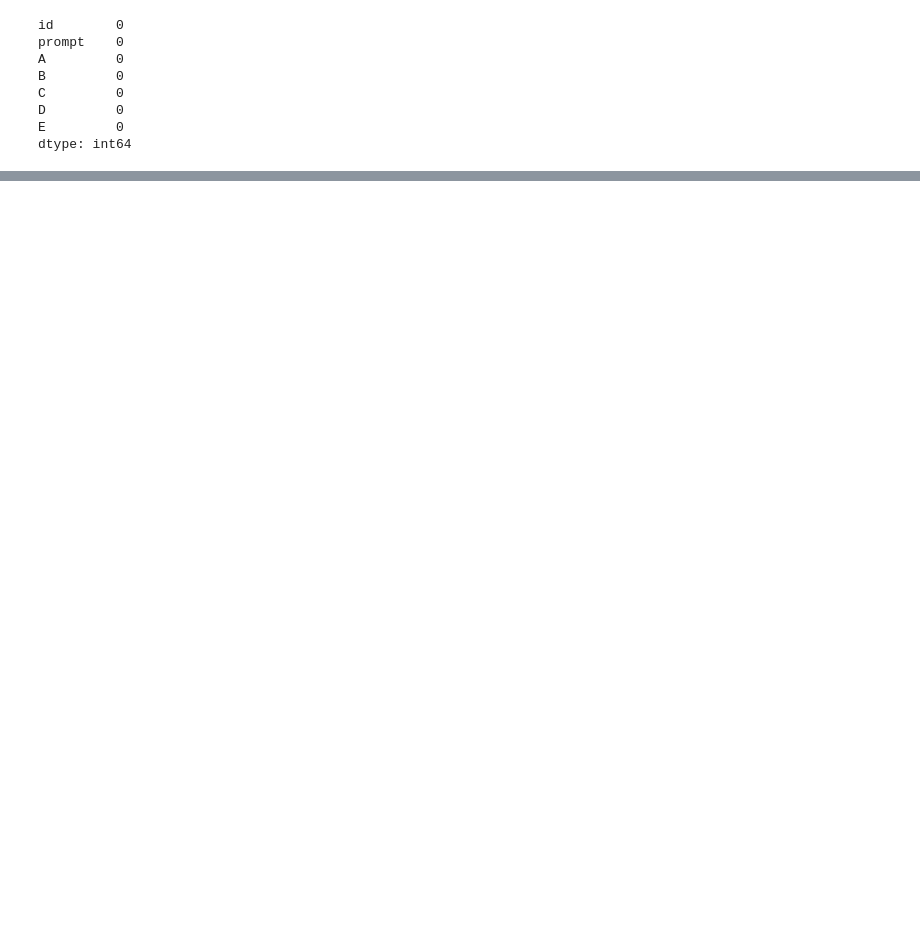
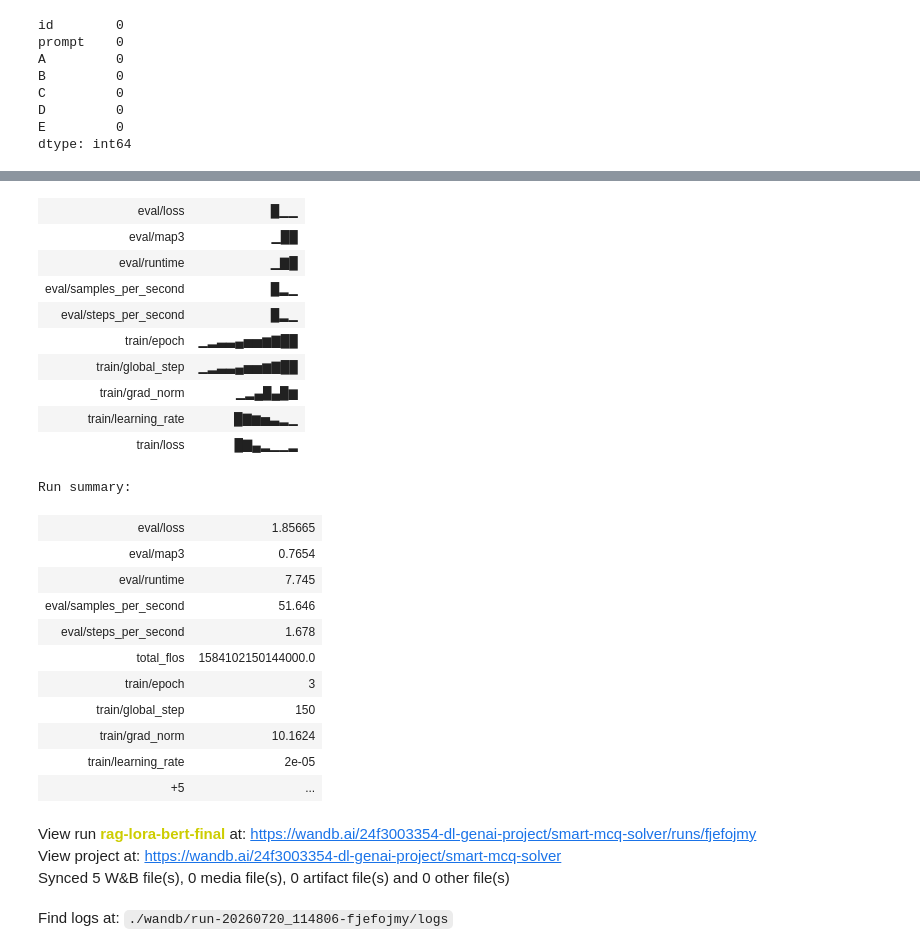
Before and after one commit to 24f3003354/dl-genai-project-26-t2, a Jupyter notebook: notebooks/final-notebook.ipynb, the cells around one changed output, grey strips where cells are left out. Cells and saved outputs as stored; diff of their text form; code cells hidden in the pictures; blank space fills up the shorter version.

Commit message:
RAG & LoRA fine-tuned BERT

```diff
--- a/notebooks/final-notebook.ipynb
+++ b/notebooks/final-notebook.ipynb
@@ -237,0 +147,4 @@ submission.shape
+# %%
+print("Loading cross-encoder for reranking...")
+cross_encoder = CrossEncoder('cross-encoder/ms-marco-MiniLM-L-6-v2', device=DEVICE)
+print("Cross-encoder ready.")
@@ -237,0 +242,4 @@ submission.shape
+# %%
+MAX_LENGTH = 128  # balances context vs. sequence budget
+tokenizer  = AutoTokenizer.from_pretrained("bert-base-uncased")
+print(f"Tokenizer loaded - vocab size: {tokenizer.vocab_size}")
@@ -237,0 +327,12 @@ submission.shape
+# %%
+from transformers import EvalPrediction
+
+def compute_map3(eval_pred: EvalPrediction):
+    logits, labels = eval_pred
+    # logits shape: (n, 5)
+    ranked_idx = np.argsort(-logits, axis=1)   # descending
+    scores = []
+    for label, ranks in zip(labels, ranked_idx):
+        top3 = list(ranks[:3])
+        scores.append(1 / (top3.index(label) + 1) if label in top3 else 0)
+    return {"map3": round(float(np.mean(scores)), 4)}
@@ -237,0 +383,34 @@ submission.shape
+# %%
+training_args = TrainingArguments(
+    output_dir                  = "/kaggle/working/final_lora_output",
+    per_device_train_batch_size = 8,
+    per_device_eval_batch_size  = 16,
+    gradient_accumulation_steps = 2,       # effective batch = 16
+    num_train_epochs            = 3,
+    learning_rate               = 2e-4,
+    warmup_ratio                = 0.1,
+    weight_decay                = 0.01,
+    eval_strategy               = "epoch",
+    save_strategy               = "epoch",
+    load_best_model_at_end      = True,
+    metric_for_best_model       = "map3",
+    greater_is_better           = True,
+    logging_steps               = 20,
+    report_to                   = "wandb",
+    fp16                        = torch.cuda.is_available(),
+)
+
+trainer = Trainer(
+    model            = lora_model,
+    args             = training_args,
+    train_dataset    = hf_train,
+    eval_dataset     = hf_val,
+    compute_metrics  = compute_map3,
+)
+
+print("Starting training...")
+trainer.train()
+print("Training complete.")
+
+wandb.finish()
+# %% [output]
@@ -237,0 +427,26 @@ submission.shape
+| eval/loss | █▁▁ |
+| eval/map3 | ▁██ |
+| eval/runtime | ▁▇█ |
+| eval/samples_per_second | █▂▁ |
+| eval/steps_per_second | █▂▁ |
+| train/epoch | ▁▂▃▃▄▅▅▆▇██ |
+| train/global_step | ▁▂▃▃▄▅▅▆▇██ |
+| train/grad_norm | ▁▂▄█▄█▆ |
+| train/learning_rate | █▇▆▅▃▂▁ |
+| train/loss | █▇▄▂▁▁▂ |
+Run summary:
+| eval/loss | 1.85665 |
+| eval/map3 | 0.7654 |
+| eval/runtime | 7.745 |
+| eval/samples_per_second | 51.646 |
+| eval/steps_per_second | 1.678 |
+| total_flos | 1584102150144000.0 |
+| train/epoch | 3 |
+| train/global_step | 150 |
+| train/grad_norm | 10.1624 |
+| train/learning_rate | 2e-05 |
+| +5 | ... |
+View run rag-lora-bert-final at: https://wandb.ai/24f3003354-dl-genai-project/smart-mcq-solver/runs/fjefojmy
+View project at: https://wandb.ai/24f3003354-dl-genai-project/smart-mcq-solver
+Synced 5 W&B file(s), 0 media file(s), 0 artifact file(s) and 0 other file(s)
+Find logs at: ./wandb/run-20260720_114806-fjefojmy/logs
```
Also changed, not shown: parts of 61 cells of this notebook.
